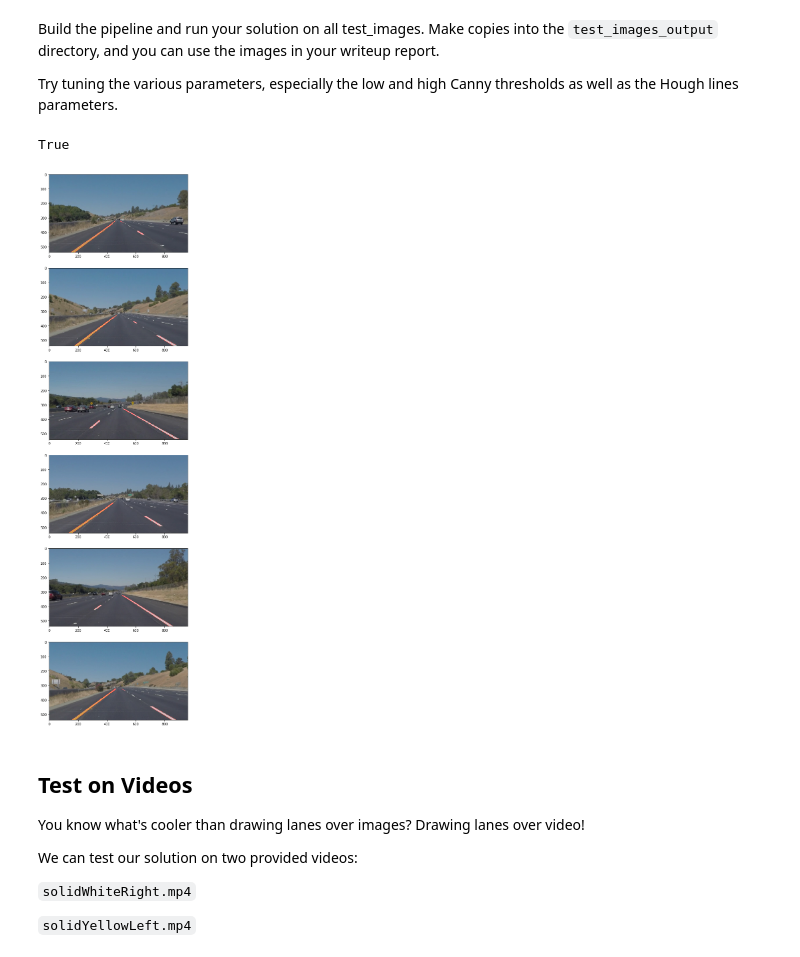
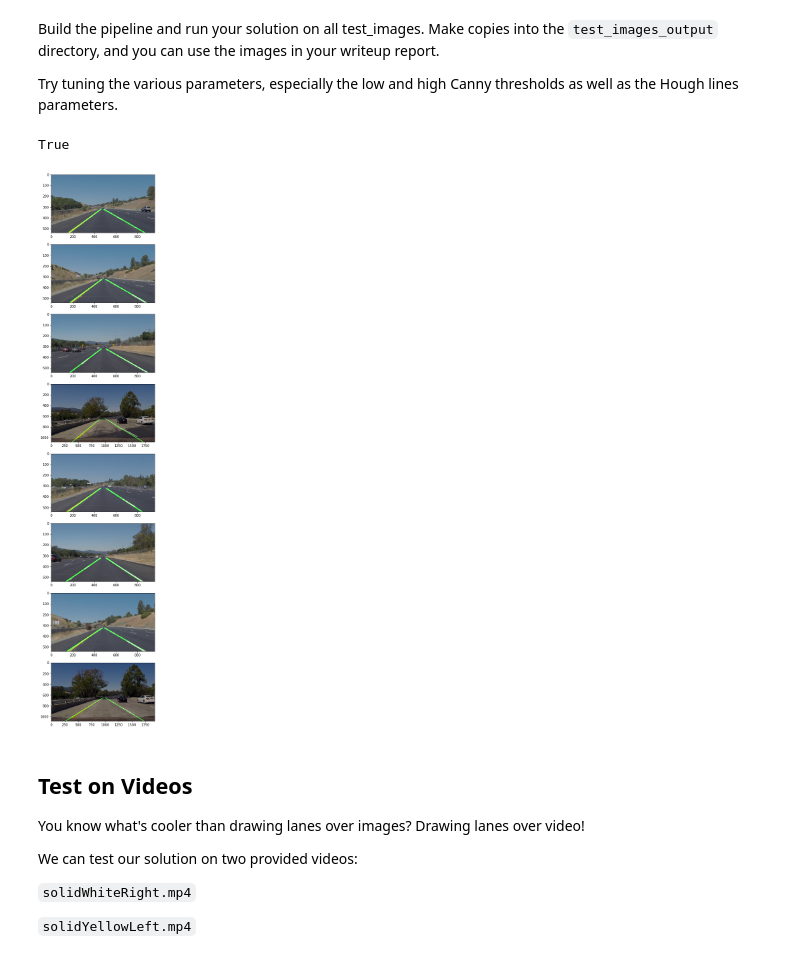
Before and after one commit to PedroHRPBS/CarND-LaneLines-P1, a Jupyter notebook: P1.ipynb, the cells around one changed output. Cells and saved outputs as stored; diff of their text form; code cells hidden in the pictures.

Commit message:
feat: Update the entire Average Function
Best results so far, Challeng completed

```diff
--- a/P1.ipynb
+++ b/P1.ipynb
@@ -125,7 +125,7 @@ def region_of_interest(img, vertices):
     return masked_image
 
 
-def draw_lines(img, lines, color=[255, 0, 0], thickness=2):
+def draw_lines(img, lines, color=[255, 0, 0], thickness=5):
     """
     NOTE: this is the function you might want to use as a starting point once you want to
     average/extrapolate the line segments you detect to map out the full
@@ -251,55 +251,61 @@ def pipeline(img):
     gray_img_blur = gaussian_blur(gray_img, 5)
 
     #Step 3: Highlight edges on the image
-    low_threshold = 100
-    high_threshold = 150
+    low_threshold = 30
+    high_threshold = 70
     edges = canny(gray_img_blur, low_threshold, high_threshold)
 
     #Step 4: Define a region of interest
-    vertices = np.array([[(img.shape[1]/2+20, img.shape[0]/2+50),
-                          (img.shape[1]/2-20, img.shape[0]/2+50),
-                          (0, img.shape[0]),
-                          (img.shape[1], img.shape[0])]], dtype=np.int32)
+    vertices = np.array([[(img.shape[1]/2+20, img.shape[0] * 0.6),
+                          (img.shape[1]/2-20, img.shape[0] * 0.6),
+                          (0, img.shape[0] * 0.9),
+                          (img.shape[1] * 0.25, img.shape[0] * 0.9),
+                          (img.shape[1]/2-20, img.shape[0] * 0.7),
+                          (img.shape[1]/2+20, img.shape[0] * 0.7),
+                          (img.shape[1] * 0.75, img.shape[0] * 0.9),
+                          (img.shape[1], img.shape[0] * 0.9)]], dtype=np.int32)
     masked_img = region_of_interest(edges, vertices)
+    #mask = cv2.fillPoly(masked_img, vertices, 255)
 
     #Step 5: Transform series of dots into lines
-    rho = 1
-    theta = math.pi/180.0
-    threshold = 10
-    min_line_len = 20
-    max_line_gap = 5
+    rho = 6
+    theta = math.pi/36.0
+    threshold = 70
+    min_line_len = 3
+    max_line_gap = 30
     lines_img, lines = hough_lines(masked_img, rho, theta, threshold, min_line_len, max_line_gap)
 
     #Step 6: Overlap image and lines
     overlap_img = weighted_img(lines_img, img)
 
     #Step 7: Average and extrapolate lines to create only two
-    mask_lines = average_extrapolate_lines(img, lines)
+    mask_lines = average_extrapolate_lines(img, lines, ymin=img.shape[0], ymax=int(img.shape[0] * 0.6))
     final_img = weighted_img(mask_lines, img, β=0.7)
 
-    return overlap_img
+    return final_img
 # %%
 raw_imgs = os.listdir("test_images/")
 image = []
-for i in range(0, 6):
+num_img = 8
+for i in range(0, num_img):
     image.append(mpimg.imread('test_images/'+raw_imgs[i]))
 
 fig=plt.figure(figsize=(30, 30))
 img_lanes = []
-for i in range(0, 6):
-    fig.add_subplot(6, 1, i+1)
+for i in range(0, num_img):
+    fig.add_subplot(num_img, 1, i+1)
     img_lanes.append(pipeline(image[i]))
     plt.imshow(img_lanes[i])
 
 cv2.imwrite("test_images_output/solidYellowCurve_lanes_highlight.jpg", cv2.cvtColor(img_lanes[0], cv2.COLOR_RGB2BGR))
 cv2.imwrite("test_images_output/whiteCarLaneSwitch_lanes_highlight.jpg", img_lanes[1])
 cv2.imwrite("test_images_output/solidWhiteCurve_lanes_highlight.jpg", img_lanes[2])
 cv2.imwrite("test_images_output/solidYellowLeft_lanes_highlight.jpg", img_lanes[3])
 cv2.imwrite("test_images_output/solidWhiteRight_lanes_highlight.jpg", img_lanes[4])
 cv2.imwrite("test_images_output/solidYellowCurve2_lanes_highlight.jpg", img_lanes[5])
 # %% [output]
 True
-[figure, old version]
+[figure, new version]
 # %% [markdown]
 ## Test on Videos
 
```
Also changed, not shown: parts of 8 cells of this notebook.
